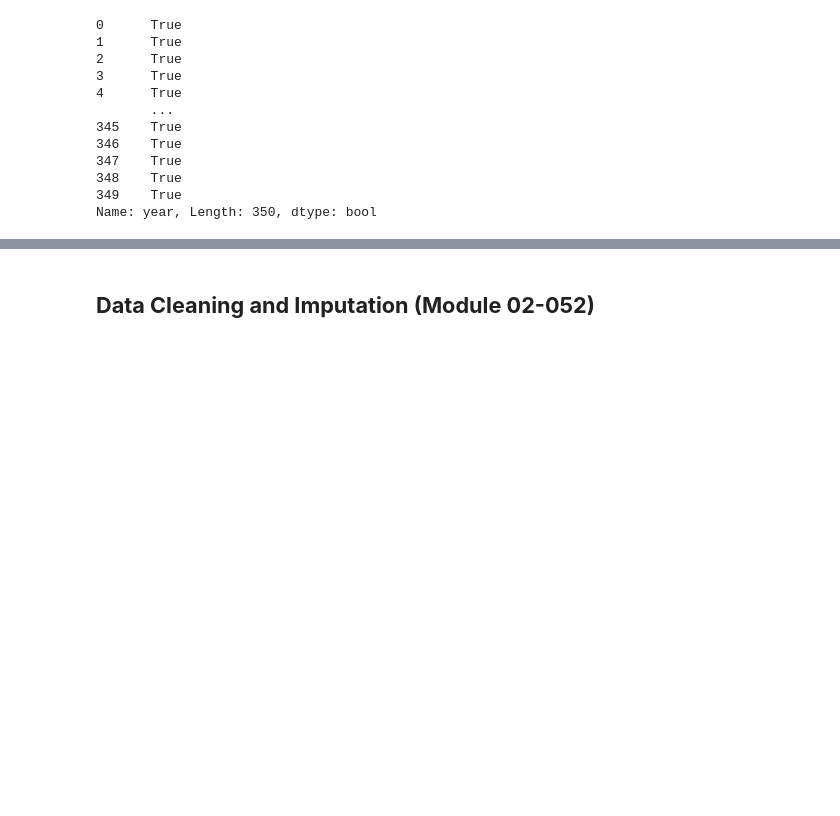
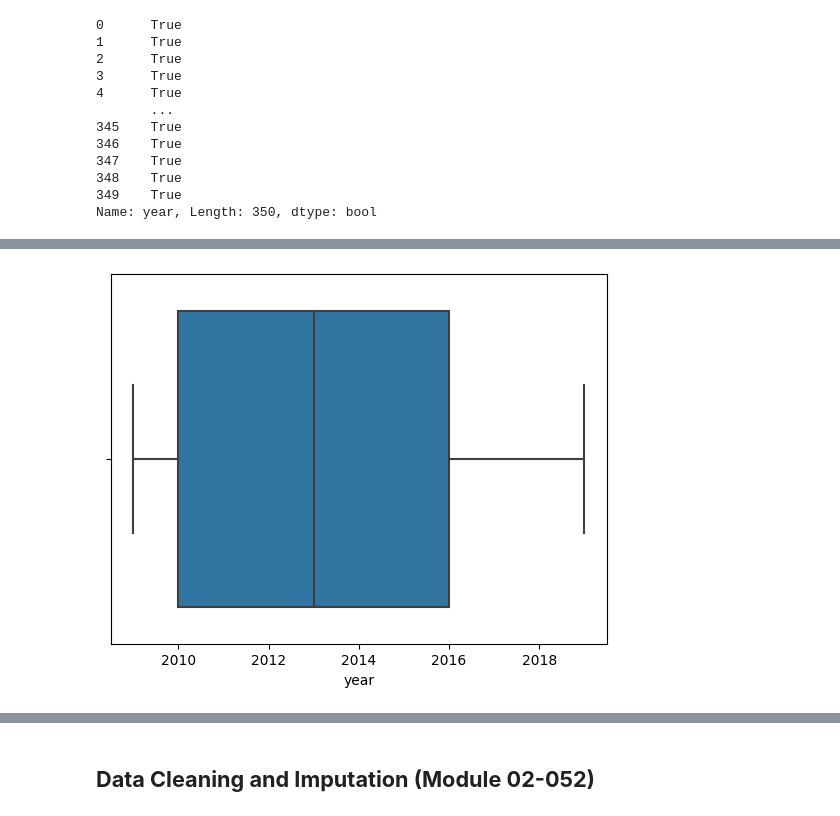
Before and after one commit to mcabas/Datacamp_Notebook, a Jupyter notebook: DataCamp.Course_052_Exploratory Data Analysis in Python.ipynb, the cells around one changed output, grey strips where cells are left out. Cells and saved outputs as stored; diff of their text form; code cells hidden in the pictures; blank space fills up the shorter version.

```diff
--- a/DataCamp.Course_052_Exploratory Data Analysis in Python.ipynb
+++ b/DataCamp.Course_052_Exploratory Data Analysis in Python.ipynb
@@ -350,0 +338,5 @@ Name: genre, Length: 350, dtype: bool
+# %%
+sns.boxplot(data=books, x="year")
+plt.show()
+# %% [output]
+[figure, added]
```
Also changed, not shown: parts of 37 cells of this notebook, 3 other files.
